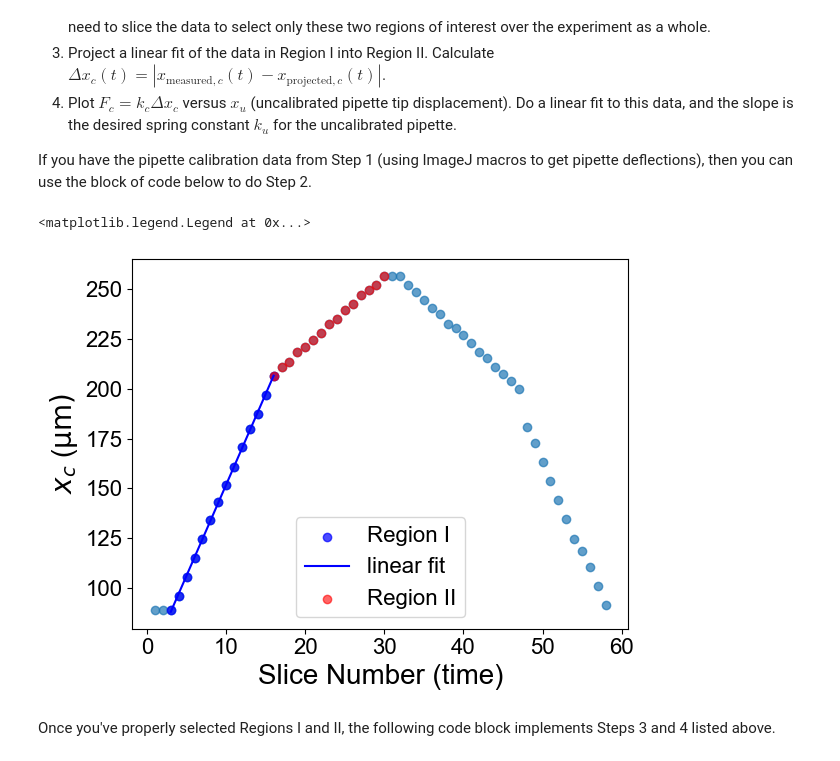
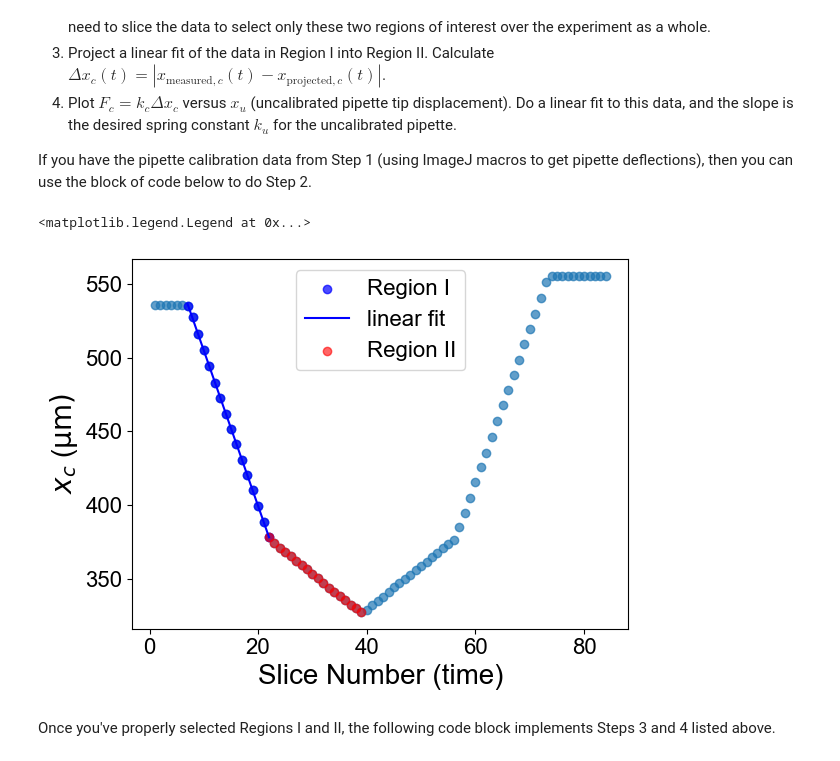
Before and after one commit to FluidLab/Micropipette-force-calibration, a Jupyter notebook: Pipette Calibration Notebook.ipynb, the cells around one changed output. Saved outputs shown, nothing was run; the diff lists cells and outputs as text; code cells hidden in the pictures.

Commit message:
Updated two-pipette calibration method with nice example

```diff
--- a/Pipette Calibration Notebook.ipynb
+++ b/Pipette Calibration Notebook.ipynb
@@ -163,40 +163,40 @@ The basic procedure is as follows:
 If you have the pipette calibration data from Step 1 (using ImageJ macros to get pipette deflections), then you can use the block of code below to do Step 2.
 # %%
 # Import data
-k_c = 0.044651 # uN/um
-experiment_folder = 'pip 2 & 3 calibration raw 18.03/pip2 calibration raw/pip2_cal5/'
+k_c = 0.091228 # uN/um
+experiment_folder = 'pip 4 calibration raw 27.03 bent/pip4_cal5/'
 calpip_filename = 'calibrated_pipette_um_scaled.csv' # calibrated pipette center of mass motion
 newpip_filename = 'uncalibrated_pipette_um_scaled.csv'
 
 calpip_df = pd.read_csv(experiment_folder+calpip_filename)
 newpip_df = pd.read_csv(experiment_folder+newpip_filename)
 
 slice = np.array(calpip_df['Slice'])
 calpip_ym = np.array(calpip_df['YM']) # center of mass position of the tip
 
 # Define the two regimes for pipette displacement data (pre- and post-contact).
-ft_range1 = (3, 16) # this range should end at the moment the slope changes, when contact occurs
-fm_range2 = (16, 30) # this range should end on the slice number just before the deflection stops increasing
+ft_range1 = (7, 22) # this range should end at the moment the slope changes, when contact occurs
+fm_range2 = (22, 39) # this range should end on the slice number just before the deflection stops increasing
 
 data_range1 = calpip_df[(calpip_df['Slice'] >= ft_range1[0]) & (calpip_df['Slice'] <= ft_range1[1])]
 data_range2 = calpip_df[(calpip_df['Slice'] >= fm_range2[0]) & (calpip_df['Slice'] <= fm_range2[1])]
 newpip_range2 = newpip_df[(newpip_df['Slice'] >= fm_range2[0]) & (newpip_df['Slice'] <= fm_range2[1])] # new pipette data in Region II
 
 # Make linear regression model for data in region 1
 lm2 = stats.linregress(data_range1['Slice'], data_range1['YM'])
 
 # Plot the data for region 2 in red and the linear regression for region 1 in blue
 fig, ax1 = plt.subplots(1, 1)
 ax1.scatter(slice, calpip_ym, alpha=0.7)
 ax1.scatter(data_range1['Slice'], data_range1['YM'], color='blue', alpha=0.7, label='Region I')
 ax1.plot(data_range1['Slice'], lm2.intercept + lm2.slope * data_range1['Slice'], color='blue', label='linear fit')
 ax1.scatter(data_range2['Slice'], data_range2['YM'], alpha=0.6, color='red', label='Region II')
 ax1.set_xlabel('Slice Number (time)')
 ax1.set_ylabel(r'$x_c$ ($\mathrm{{\mu m}})$')
 ax1.legend()
 # %% [output]
 <matplotlib.legend.Legend at 0x...>
-[figure, old version]
+[figure, new version]
 # %% [markdown]
 Once you've properly selected Regions I and II, the following code block implements Steps 3 and 4 listed above.
 # %%
```
Also changed, not shown: parts of 1 cell of this notebook.
